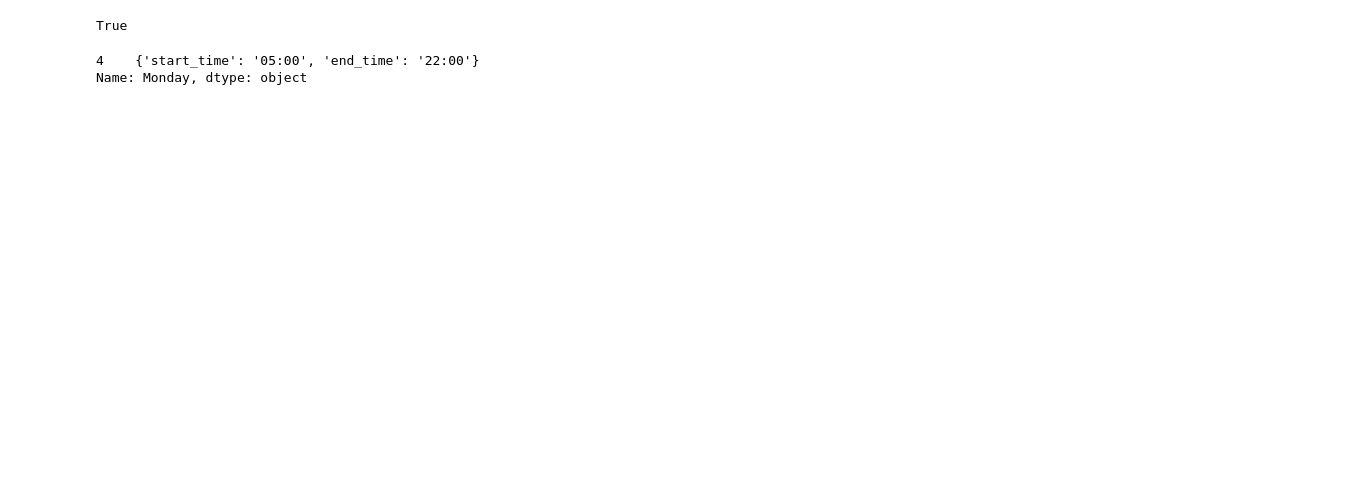
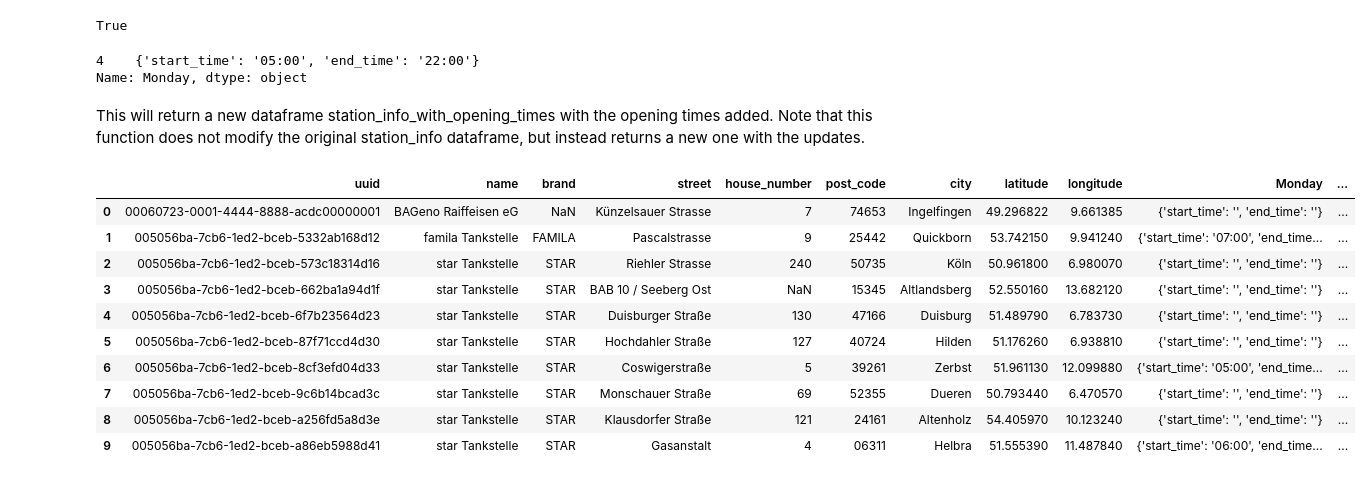
Before and after one commit to petrol-price-predictor/jurassic-juice-juggler, a Jupyter notebook: eda_data.ipynb, the cells around one changed output. Drawn from its saved outputs; the diff is of its cells as text; code cells hidden in the pictures; blank space fills up the shorter version.

Commit message:
day and time functions

```diff
--- a/eda_data.ipynb
+++ b/eda_data.ipynb
@@ -402,3 +402,8 @@ stations_data[stations_data['uuid'] == 'e3972506-6546-4ba8-a597-e99187ae9c97']['
 # %% [output]
 4    {'start_time': '05:00', 'end_time': '22:00'}
 Name: Monday, dtype: object
+# %% [markdown]
+This will return a new dataframe station_info_with_opening_times with the opening times added. Note that this function does not modify the original station_info dataframe, but instead returns a new one with the updates.
+# %%
+stations_info = pd.read_csv('data/stations/stations.csv')
+stations_data = pd.read_csv('data/stations/2023/05/2023-05-10-stations.csv')
@@ -404,0 +465,16 @@ Name: Monday, dtype: object
+# %%
+station_info_with_opening_times = add_opening_times_to_station_info(stations_info, stations_data)
+# %%
+station_info_with_opening_times.head(10)
+# %% [output]
+|  | uuid | name | brand | street | house_number | post_code | city | latitude | longitude | Monday | ... |
+| 0 | 00060723-0001-4444-8888-acdc00000001 | BAGeno Raiffeisen eG | NaN | Künzelsauer Strasse | 7 | 74653 | Ingelfingen | 49.296822 | 9.661385 | {'start_time': '', 'end_time': ''} | ... |
+| 1 | 005056ba-7cb6-1ed2-bceb-5332ab168d12 | famila Tankstelle | FAMILA | Pascalstrasse | 9 | 25442 | Quickborn | 53.742150 | 9.941240 | {'start_time': '07:00', 'end_time... | ... |
+| 2 | 005056ba-7cb6-1ed2-bceb-573c18314d16 | star Tankstelle | STAR | Riehler Strasse | 240 | 50735 | Köln | 50.961800 | 6.980070 | {'start_time': '', 'end_time': ''} | ... |
+| 3 | 005056ba-7cb6-1ed2-bceb-662ba1a94d1f | star Tankstelle | STAR | BAB 10 / Seeberg Ost | NaN | 15345 | Altlandsberg | 52.550160 | 13.682120 | {'start_time': '', 'end_time': ''} | ... |
+| 4 | 005056ba-7cb6-1ed2-bceb-6f7b23564d23 | star Tankstelle | STAR | Duisburger Straße | 130 | 47166 | Duisburg | 51.489790 | 6.783730 | {'start_time': '', 'end_time': ''} | ... |
+| 5 | 005056ba-7cb6-1ed2-bceb-87f71ccd4d30 | star Tankstelle | STAR | Hochdahler Straße | 127 | 40724 | Hilden | 51.176260 | 6.938810 | {'start_time': '', 'end_time': ''} | ... |
+| 6 | 005056ba-7cb6-1ed2-bceb-8cf3efd04d33 | star Tankstelle | STAR | Coswigerstraße | 5 | 39261 | Zerbst | 51.961130 | 12.099880 | {'start_time': '05:00', 'end_time... | ... |
+| 7 | 005056ba-7cb6-1ed2-bceb-9c6b14bcad3c | star Tankstelle | STAR | Monschauer Straße | 69 | 52355 | Dueren | 50.793440 | 6.470570 | {'start_time': '', 'end_time': ''} | ... |
+| 8 | 005056ba-7cb6-1ed2-bceb-a256fd5a8d3e | star Tankstelle | STAR | Klausdorfer Straße | 121 | 24161 | Altenholz | 54.405970 | 10.123240 | {'start_time': '', 'end_time': ''} | ... |
+| 9 | 005056ba-7cb6-1ed2-bceb-a86eb5988d41 | star Tankstelle | STAR | Gasanstalt | 4 | 06311 | Helbra | 51.555390 | 11.487840 | {'start_time': '06:00', 'end_time... | ... |
```
Also changed, not shown: parts of 4 cells of this notebook.
